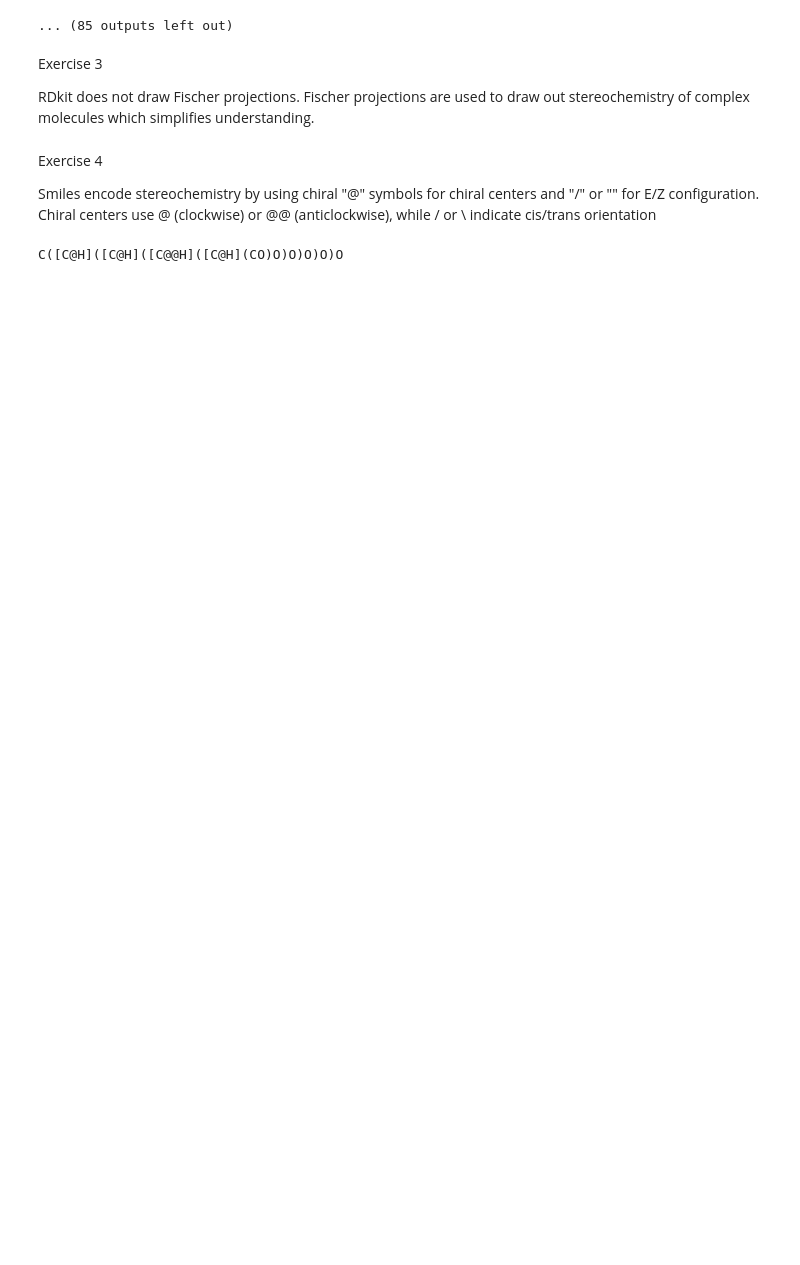
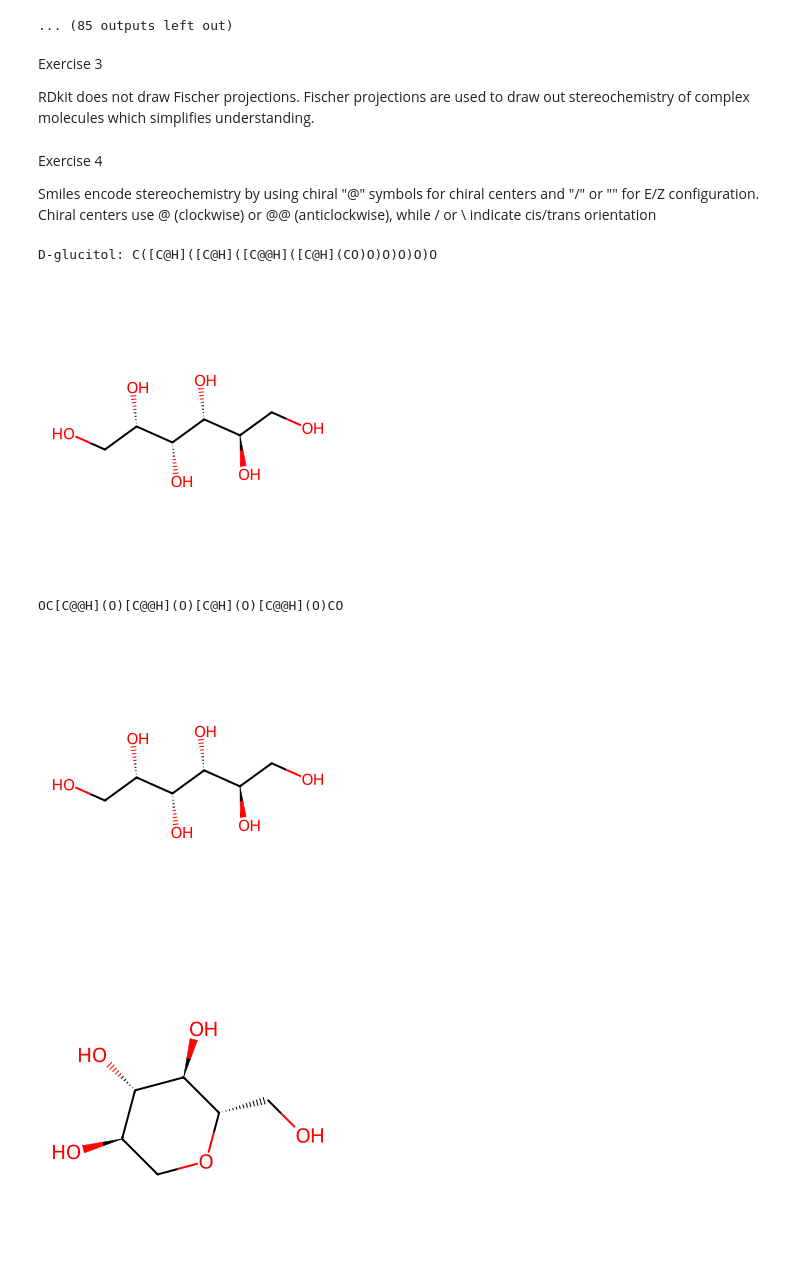
Before and after one commit to wiz124/chem169-git, a Jupyter notebook: Li_Harry_RID_012_code.ipynb, the cells around one changed output. Drawn from its saved outputs; the diff is of its cells as text; code cells hidden in the pictures; blank space fills up the shorter version.

```diff
--- a/Li_Harry_RID_012_code.ipynb
+++ b/Li_Harry_RID_012_code.ipynb
@@ -157,11 +157,33 @@ RDkit does not draw Fischer projections. Fischer projections are used to draw ou
 Exercise 4
 
 Smiles encode stereochemistry by using chiral "@" symbols for chiral centers and "/" or "\" for E/Z configuration. Chiral centers use @ (clockwise) or @@ (anticlockwise), while / or \ indicate cis/trans orientation
-# %%
-#Exercise 5
-
-#note: idx is a list
-idx=df.index[df['Name']=='D-glucitol']
-smiles=df.at[idx[0], 'SMILE']
-# %% [output]
-C([C@H]([C@H]([C@@H]([C@H](CO)O)O)O)O)O
+# %%
+#Exercise 5
+
+#note: idx is a list
+idx=df.index[df['Name']=='D-glucitol']
+smiles=df.at[idx[0], 'SMILE']
+mol=Chem.MolFromSmiles(smiles)
+
+print(f'D-glucitol: {smiles}')
+display(Draw.MolToImage(mol))
+
+options = EnumerateStereoisomers.StereoEnumerationOptions(unique=True, tryEmbedding=True)
+isomers = tuple(EnumerateStereoisomers.EnumerateStereoisomers(
+      mol,
+      options=options)
+)
+print(Chem.MolToSmiles(isomers[0]))
+display(Draw.MolToImage(isomers[0]))
+# print(f'L-glucitol: {inversesmile}')
+# display(Draw.MolToImage(Chem.MolFromSmiles(inversemol)))
+
+idx=df.index[df['Name']=='L-glucitol']
+smiles=df.at[idx[0], 'SMILE']
+display(Draw.MolToImage(Chem.MolFromSmiles(smiles)))
+# %% [output]
+D-glucitol: C([C@H]([C@H]([C@@H]([C@H](CO)O)O)O)O)O
+[figure, added]
+OC[C@@H](O)[C@@H](O)[C@H](O)[C@@H](O)CO
+[figure, added]
+[figure, added]
```
Also changed, not shown: parts of 1 cell of this notebook.
